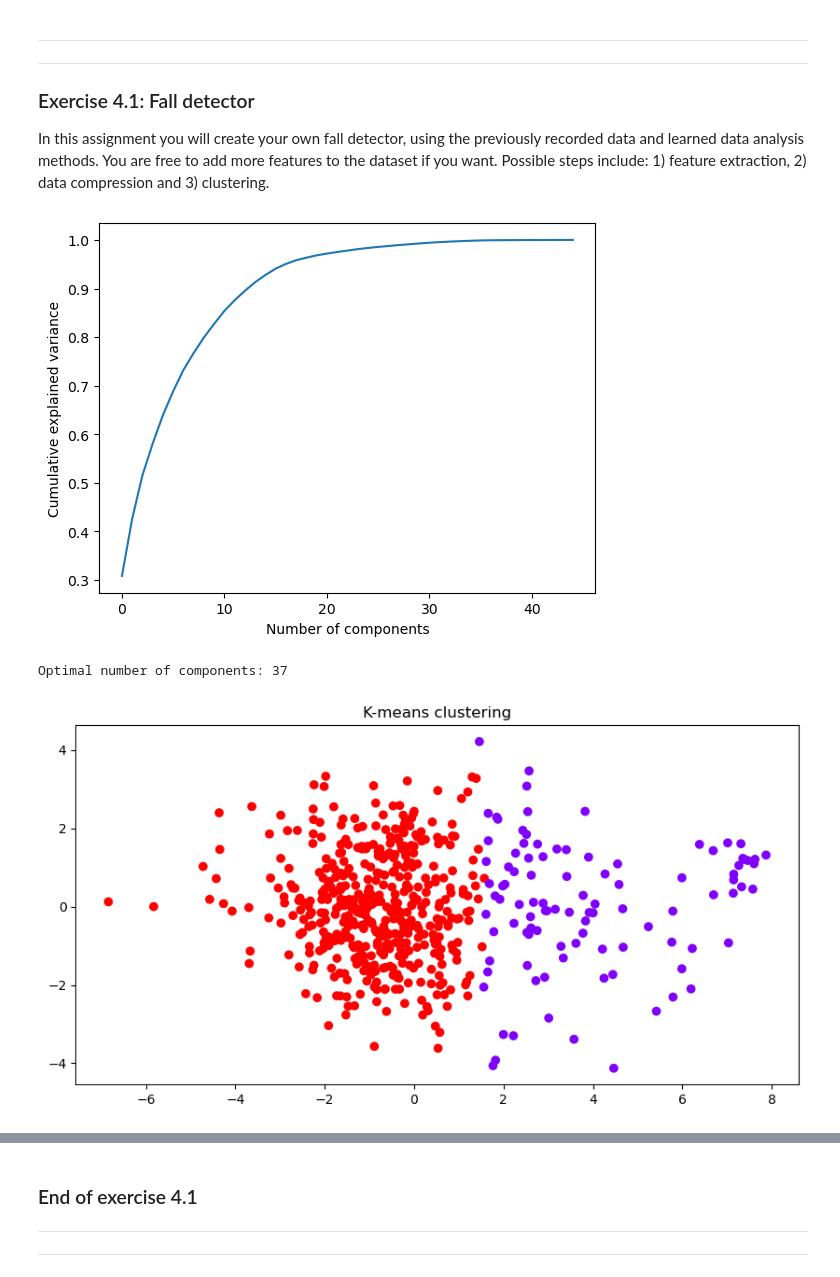
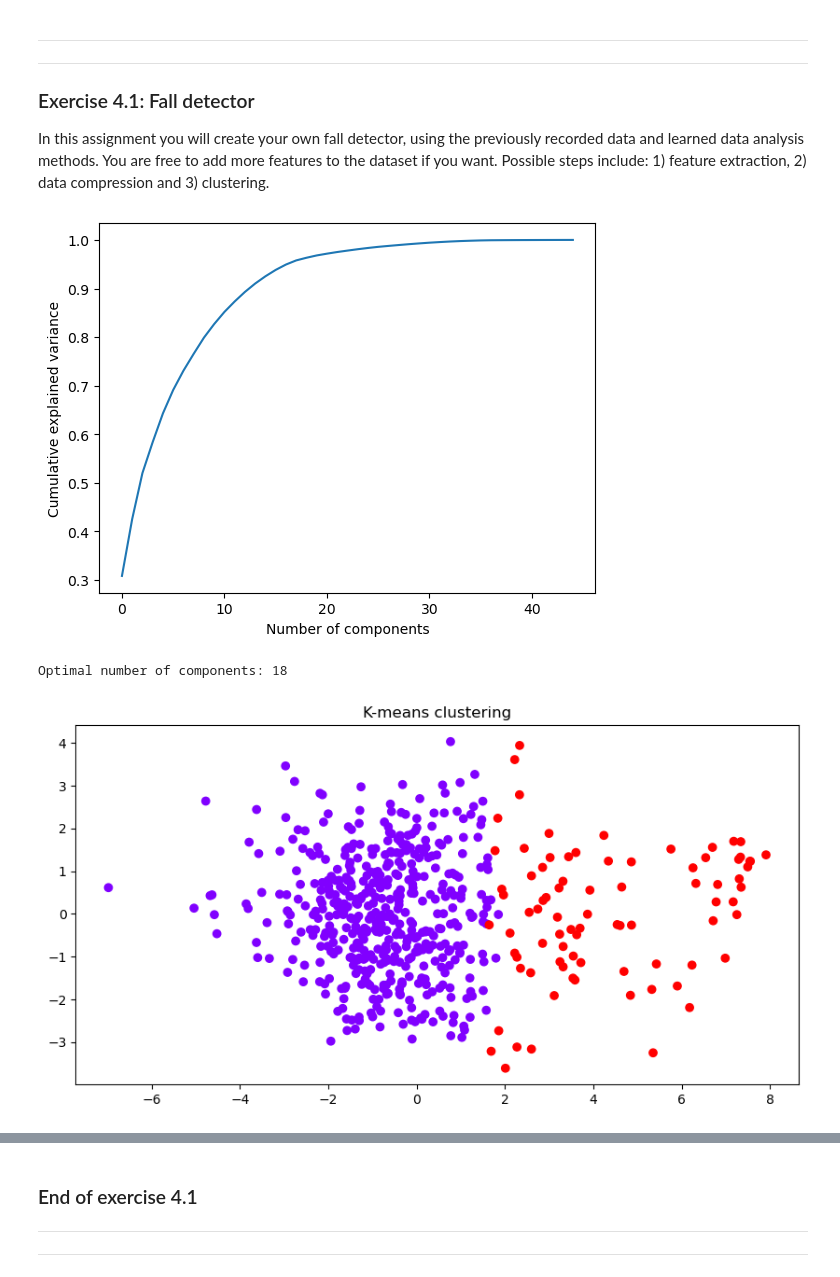
Before and after one commit to LucianoDeben/fall-detector-group29, a Jupyter notebook: falldetector_group29.ipynb, the cells around one changed output, grey strips where cells are left out. Cells and saved outputs as stored; diff of their text form; code cells hidden in the pictures.

```diff
--- a/falldetector_group29.ipynb
+++ b/falldetector_group29.ipynb
@@ -11,7 +11,7 @@ import pandas as pd
 from scipy.stats import multivariate_normal
 # %%
 # Set global data path variable, change if needed
-DATA_PATH = r'C:\Users\20191678\OneDrive - TU Eindhoven\5ARB0 - DS for AI\5ARB0-2023-falldetector-student\data'
+DATA_PATH = r'data'
 # %% [markdown]
 > **Important**
 >
@@ -98,7 +98,7 @@ def process_recording(directory):
 #// BEGIN_TODO [5ARB0_FallDetector_2_1] Read, merge and select data
 
 # Specify subpath to recording folder
-subpath = r"\Luciano\Fall 1"
+subpath = r"/Luciano/Fall 1"
 
 # Read, merge and select data
 data_merged = process_recording(DATA_PATH + subpath)
@@ -437,33 +454,33 @@ In this assignment you will create your own fall detector, using the previously
 #// BEGIN_TODO [5ARB0_FallDetector_4_1] Fall detector
 
 # Find optimal number of compontents for PCA explained variance threshold
-threshold = 0.999
+threshold = 0.95
 mock_pca = PCA()
 mock_pca.fit(features)
 plt.plot(np.cumsum(mock_pca.explained_variance_ratio_))
 plt.xlabel('Number of components')
 plt.ylabel('Cumulative explained variance')
 plt.show()
 
 optimal_n_components = np.argmax(np.cumsum(mock_pca.explained_variance_ratio_) > threshold) + 1
 print(f"Optimal number of components: {optimal_n_components}")
 
 # Feature extraction with PCA
 pca = PCA(n_components=optimal_n_components)
 features_pca = pca.fit_transform(features)
 
 # K-means Clustering
 kmeans = KMeans(n_clusters=2)
 kmeans.fit(features_pca)
 
 # K-means Plotting
 plt.figure(figsize=(10, 5))
 plt.scatter(features_pca[:, 0], features_pca[:, 1], c=kmeans.labels_, cmap='rainbow')
 plt.title("K-means clustering")
 plt.show()
 
 #// END_TODO [5ARB0_FallDetector_4_1]
 # %% [output]
 [figure]
-Optimal number of components: 37
+Optimal number of components: 18
-[figure, old version]
+[figure, new version]
```
Also changed, not shown: parts of 7 cells of this notebook, 1 other file.
